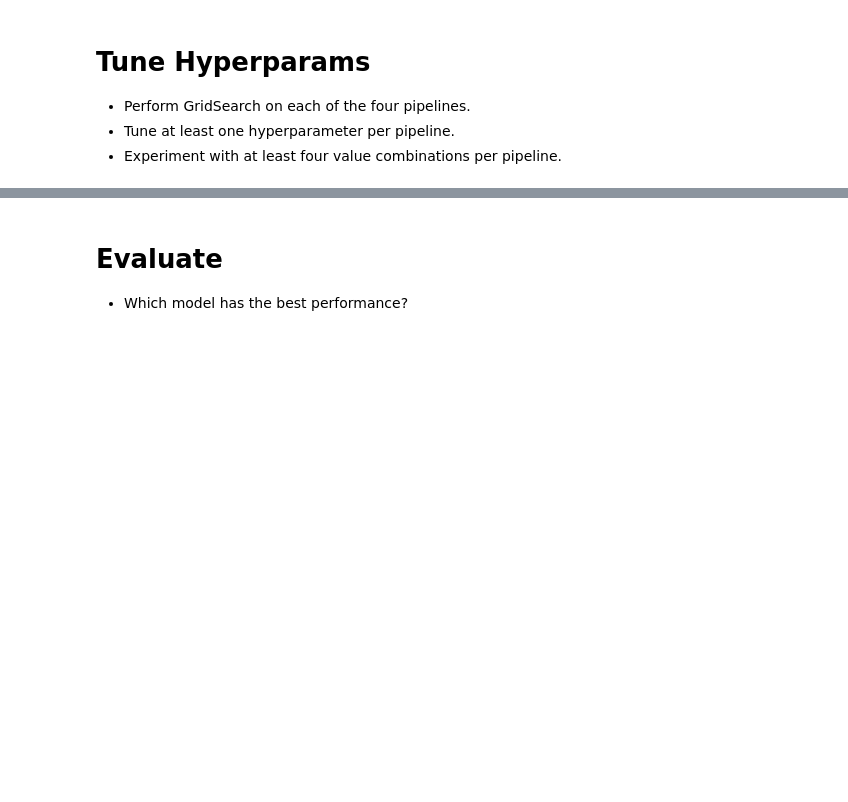
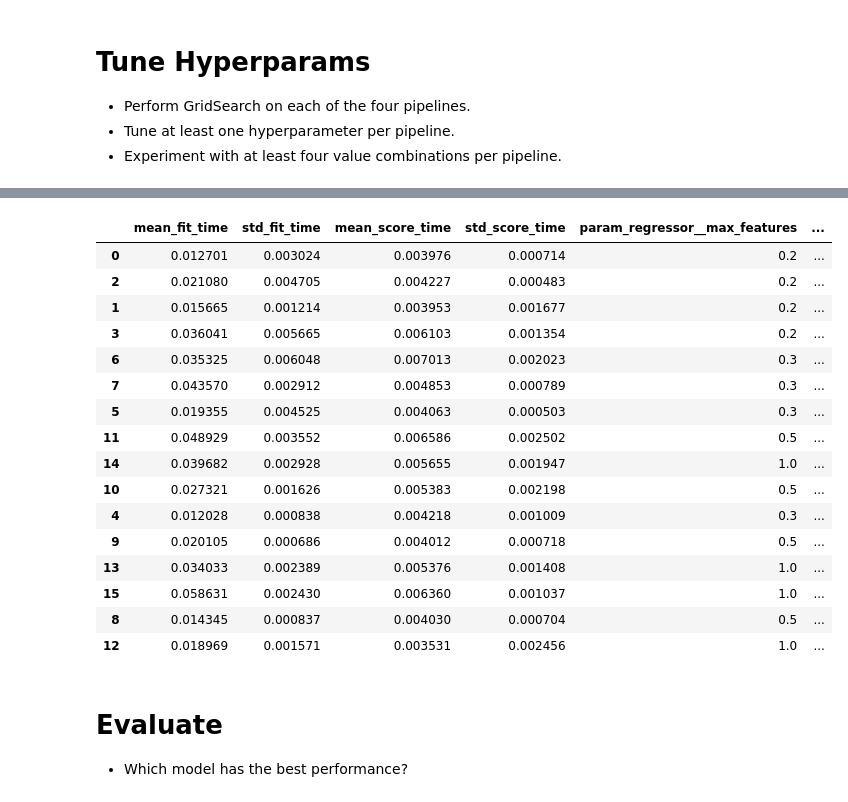
Before and after one commit to jseis/production, a Jupyter notebook: 02_activities/assignments/assignment_2.ipynb, the cells around one changed output, grey strips where cells are left out. Saved outputs shown, nothing was run; the diff lists cells and outputs as text; code cells hidden in the pictures; blank space fills up the shorter version.

Commit message:
construct pipelines with baseline model ridge regressor and advanced model bagging decision trees. perform grid searches on each pipeline to tune hyperparameters

```diff
--- a/02_activities/assignments/assignment_2.ipynb
+++ b/02_activities/assignments/assignment_2.ipynb
@@ -247,0 +258,20 @@ Create a [model pipeline](https://scikit-learn.org/stable/modules/generated/skle
+# %%
+param_grid_ridge = {
+    'regressor__alpha': [0.5,1,7,20, 50, 100, 200, 500, 1000, 2000, 3000, 4000, 5000, 6000, 10_000],
+    'regressor__random_state': [42]
+}
+
+param_grid_bagging = {
+    'regressor__n_estimators': [5,10,15,25],
+    'regressor__max_features': [0.2, 0.3, 0.5, 1.0],
+    'regressor__random_state': [42]
+}
+# %%
+grid_cv_a = GridSearchCV(
+    estimator=pipeline_a,
+    param_grid=param_grid_ridge,
+    scoring=scoring,
+    cv=5,
+    refit=scoring[0]
+)
+grid_cv_a.fit(X_train,Y_train);
@@ -247,0 +283,9 @@ Create a [model pipeline](https://scikit-learn.org/stable/modules/generated/skle
+# %%
+grid_cv_b = GridSearchCV(
+    estimator=pipeline_b,
+    param_grid=param_grid_ridge,
+    scoring=scoring,
+    cv=5,
+    refit=scoring[0]
+)
+grid_cv_b.fit(X_train,Y_train);
@@ -248,3 +297,34 @@ Create a [model pipeline](https://scikit-learn.org/stable/modules/generated/skle
+# %%
+grid_cv_c = GridSearchCV(
+    estimator=pipeline_c,
+    param_grid=param_grid_bagging,
+    scoring=scoring,
+    cv=5,
+    refit=scoring[0]
+)
+grid_cv_c.fit(X_train,Y_train);
+# %%
+res_c = grid_cv_c.cv_results_
+res_c = pd.DataFrame(res_c)
+res_c.sort_values('mean_test_neg_root_mean_squared_error', ascending=False)
+# %% [output]
+|  | mean_fit_time | std_fit_time | mean_score_time | std_score_time | param_regressor__max_features | ... |
+| 0 | 0.012701 | 0.003024 | 0.003976 | 0.000714 | 0.2 | ... |
+| 2 | 0.021080 | 0.004705 | 0.004227 | 0.000483 | 0.2 | ... |
+| 1 | 0.015665 | 0.001214 | 0.003953 | 0.001677 | 0.2 | ... |
+| 3 | 0.036041 | 0.005665 | 0.006103 | 0.001354 | 0.2 | ... |
+| 6 | 0.035325 | 0.006048 | 0.007013 | 0.002023 | 0.3 | ... |
+| 7 | 0.043570 | 0.002912 | 0.004853 | 0.000789 | 0.3 | ... |
+| 5 | 0.019355 | 0.004525 | 0.004063 | 0.000503 | 0.3 | ... |
+| 11 | 0.048929 | 0.003552 | 0.006586 | 0.002502 | 0.5 | ... |
+| 14 | 0.039682 | 0.002928 | 0.005655 | 0.001947 | 1.0 | ... |
+| 10 | 0.027321 | 0.001626 | 0.005383 | 0.002198 | 0.5 | ... |
+| 4 | 0.012028 | 0.000838 | 0.004218 | 0.001009 | 0.3 | ... |
+| 9 | 0.020105 | 0.000686 | 0.004012 | 0.000718 | 0.5 | ... |
+| 13 | 0.034033 | 0.002389 | 0.005376 | 0.001408 | 1.0 | ... |
+| 15 | 0.058631 | 0.002430 | 0.006360 | 0.001037 | 1.0 | ... |
+| 8 | 0.014345 | 0.000837 | 0.004030 | 0.000704 | 0.5 | ... |
+| 12 | 0.018969 | 0.001571 | 0.003531 | 0.002456 | 1.0 | ... |
 # %% [markdown]
 # Evaluate
 
```
Also changed, not shown: parts of 18 cells of this notebook.
